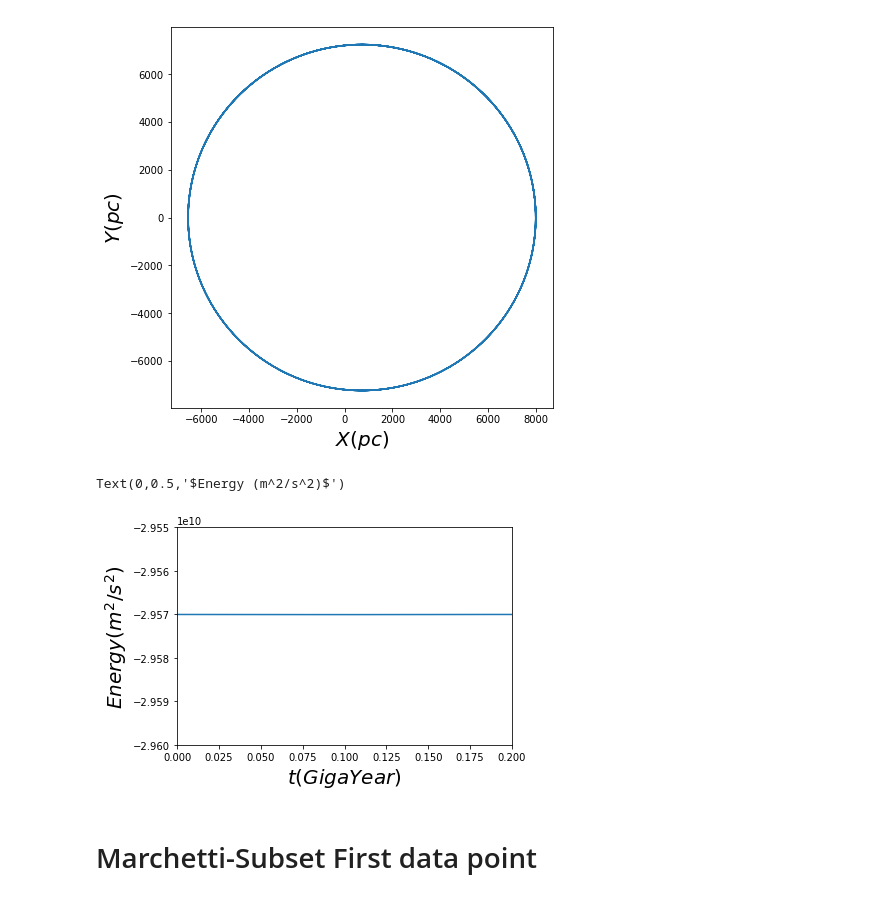
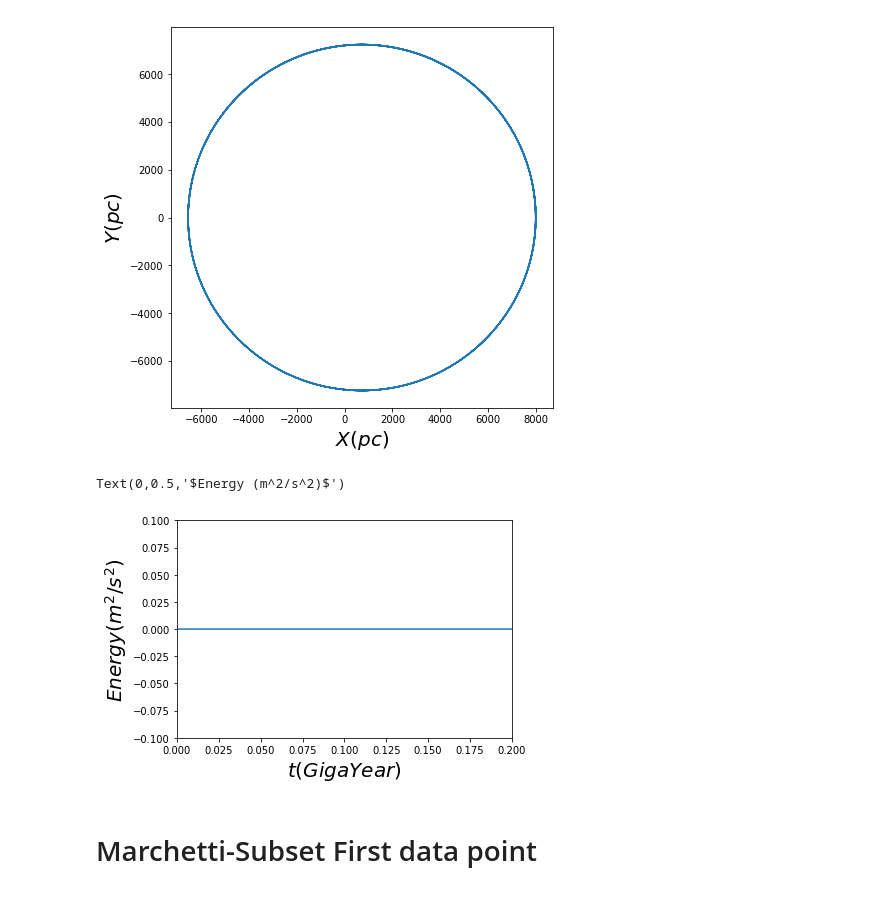
Before and after one commit to DouglasGrion/Kathryn, a Jupyter notebook: LeapFrog.ipynb, the cells around one changed output. Saved outputs shown, nothing was run; the diff lists cells and outputs as text; code cells hidden in the pictures.

```diff
--- a/LeapFrog.ipynb
+++ b/LeapFrog.ipynb
@@ -134,14 +134,14 @@ plt.ylabel("$Y (pc)$", fontsize=20)
 Text(0,0.5,'$Y (pc)$')
 [figure]
 # %%
-plt.plot(t2, E2)
-plt.ylim(-2.96e10,-2.955e10)
+plt.plot(t2, (E2-E2[0])/E2[0])
+plt.ylim(-0.1,0.1)
 plt.xlim(0,0.2)
 plt.xlabel("$t (Giga Year)$", fontsize=20)
 plt.ylabel("$Energy (m^2/s^2)$", fontsize=20)
 # %% [output]
 Text(0,0.5,'$Energy (m^2/s^2)$')
-[figure, old version]
+[figure, new version]
 # %% [markdown]
 # Marchetti-Subset First data point
 # %%
```
Also changed, not shown: parts of 1 cell of this notebook.
